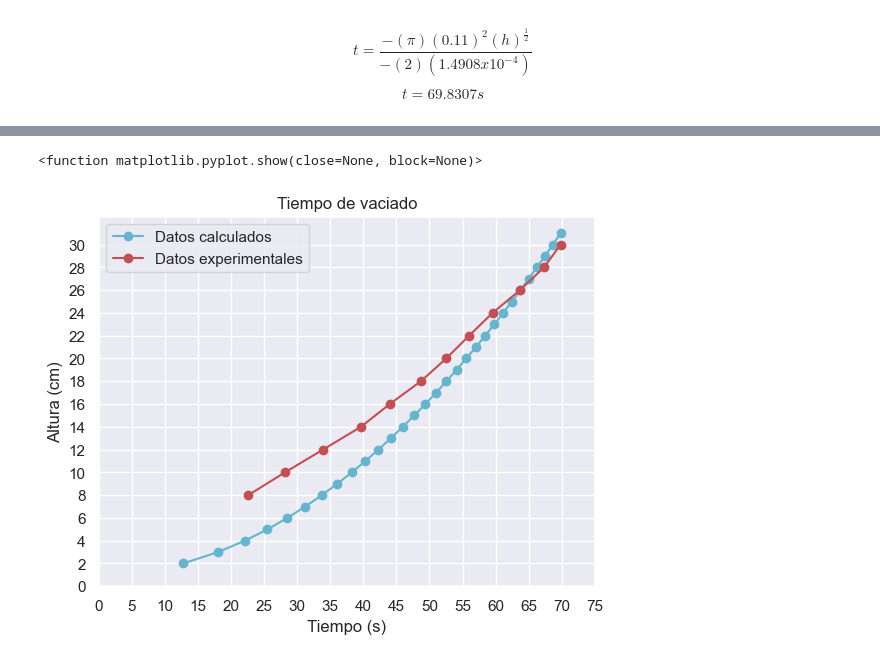
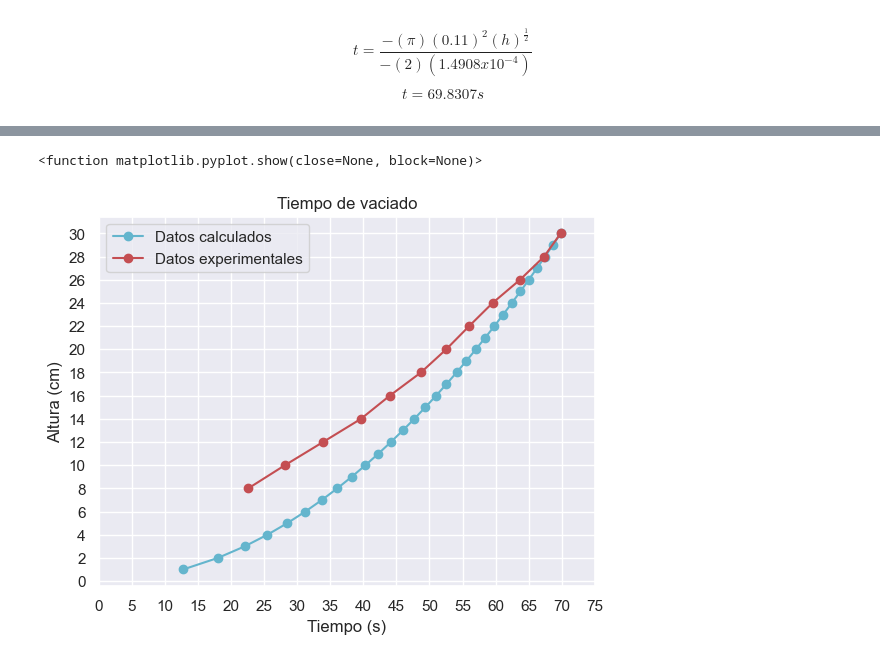
Before and after one commit to HiramTorres/Ingenieria, a Jupyter notebook: Dinamica_de_Fluidos/Practica_vaciado.ipynb, the cells around one changed output, grey strips where cells are left out. Drawn from its saved outputs; the diff is of its cells as text; code cells hidden in the pictures.

```diff
--- a/Dinamica_de_Fluidos/Practica_vaciado.ipynb
+++ b/Dinamica_de_Fluidos/Practica_vaciado.ipynb
@@ -116,16 +116,16 @@ Tiempo 30 a 1 cm es: 12.7493s
 # %%
 datoexp = [69.83,67.32,63.68,59.54,55.99,52.53,48.7,44,39.64,33.91,28.15,22.6] # Datos experimentales de vaciado
 data = datoscal[-1::-1]
 dataexp = datoexp[-1::-1]
-plt.plot(data,range(2,32,1), color='c', marker='o')
+plt.plot(data,range(1,31,1), color='c', marker='o')
 plt.plot(dataexp,range(8,32,2), color='r', marker='o')
 plt.title("Tiempo de vaciado")
 plt.xlabel("Tiempo (s)")
 plt.ylabel("Altura (cm)")
 plt.legend(["Datos calculados","Datos experimentales"], loc='upper left')
 plt.xticks(range(0,80,5))
 plt.yticks(range(0,32,2))
 plt.show
 # %% [output]
 <function matplotlib.pyplot.show(close=None, block=None)>
-[figure, old version]
+[figure, new version]
```
